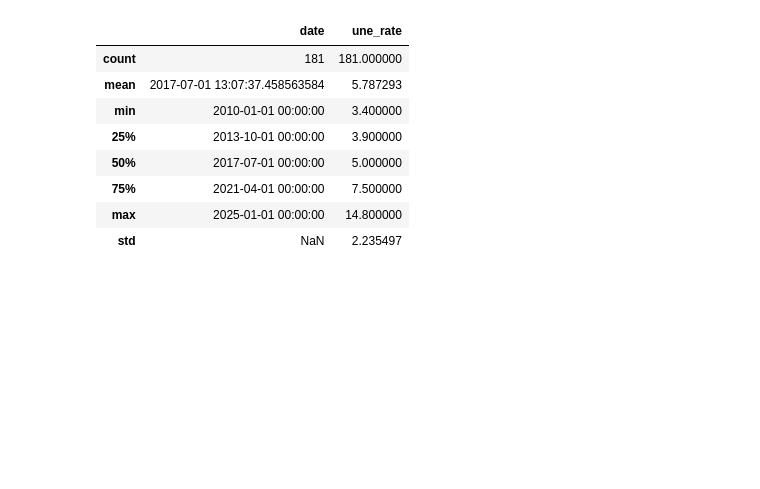
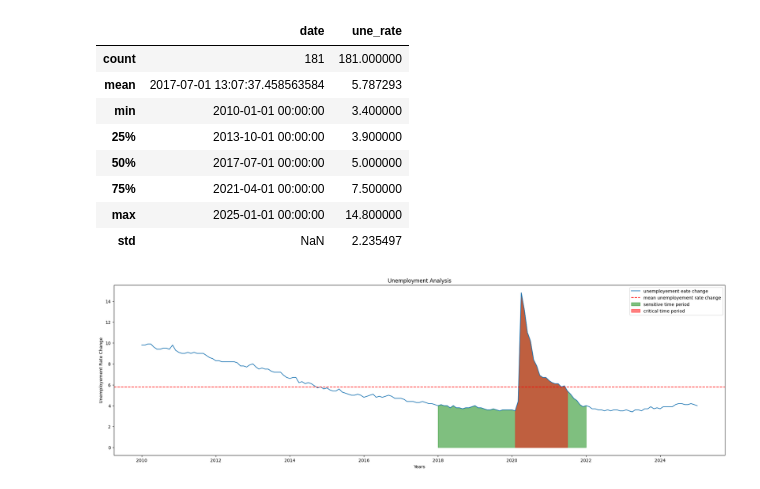
Before and after one commit to tanmaykumarchaki/AI-Driven-Market-Transformation-Analytics, a Jupyter notebook: ai-market-regime-shift-analysis/data_import.ipynb, the cells around one changed output. Drawn from its saved outputs; the diff is of its cells as text; code cells hidden in the pictures; blank space fills up the shorter version.

```diff
--- a/ai-market-regime-shift-analysis/data_import.ipynb
+++ b/ai-market-regime-shift-analysis/data_import.ipynb
@@ -431,3 +431,42 @@ df_e.describe()
 | 75% | 2021-04-01 00:00:00 | 7.500000 |
 | max | 2025-01-01 00:00:00 | 14.800000 |
 | std | NaN | 2.235497 |
+# %%
+# df_e = pd.to_numeric(df_e['une_rate'])
+x_e = df_e['une_rate'].values
+y_e = df_e['date'].values
+
+x_e_mean = x_e.mean()
+y_e_min = min(y_e)
+
+mask_e = ((df_e['date'] >= '2018-01-01') & (df_e['date'] <= '2022-01-01'))
+mask_e_1 = ((df_e['date'] >= '2020-02-01') & (df_e['date'] <= '2021-07-01'))
+
+plt.figure(figsize=(25,7))
+plt.plot(y_e, x_e, label="unemployement eate change")
+plt.axhline(x_e_mean, color='r', linestyle = '--', label ="mean unemployement rate change")
+plt.fill_between(
+    y_e,x_e,
+
+    where=mask_e,
+    color = 'g',
+    alpha = 0.5,
+    label = "sensitive time period"
+
+)
+
+plt.fill_between(
+    y_e,x_e,
+    where = mask_e_1,
+    color = 'r',
+    alpha = 0.5,
+    label = "critical time period"
+
+)
+plt.title("Unemployment Analysis")
+plt.xlabel("Years")
+plt.ylabel("Unemployement Rate Change")
+plt.legend()
+plt.show()
+# %% [output]
+[figure, added]
```
